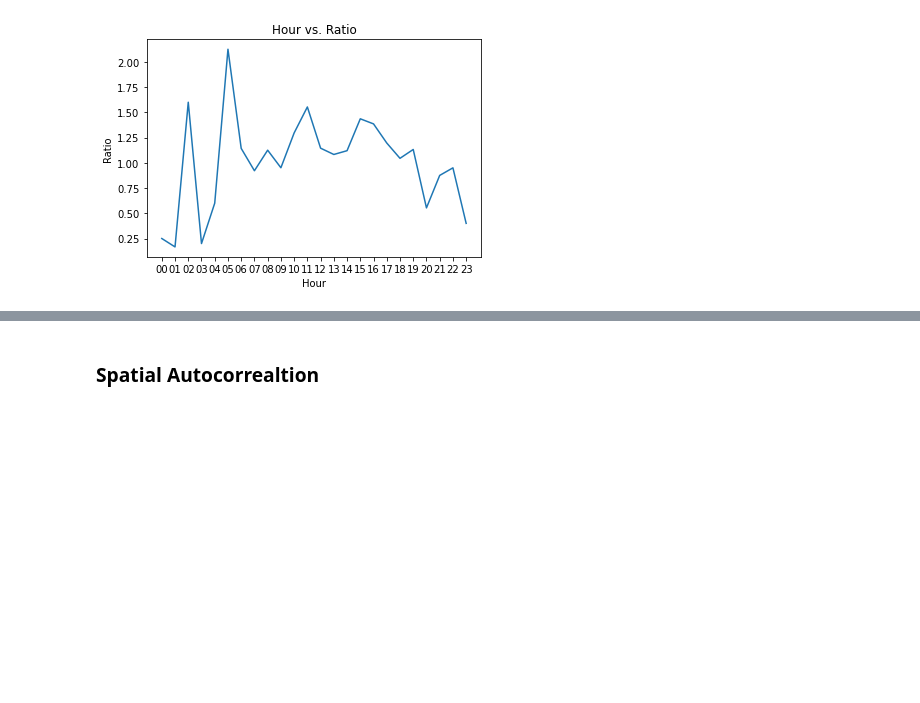
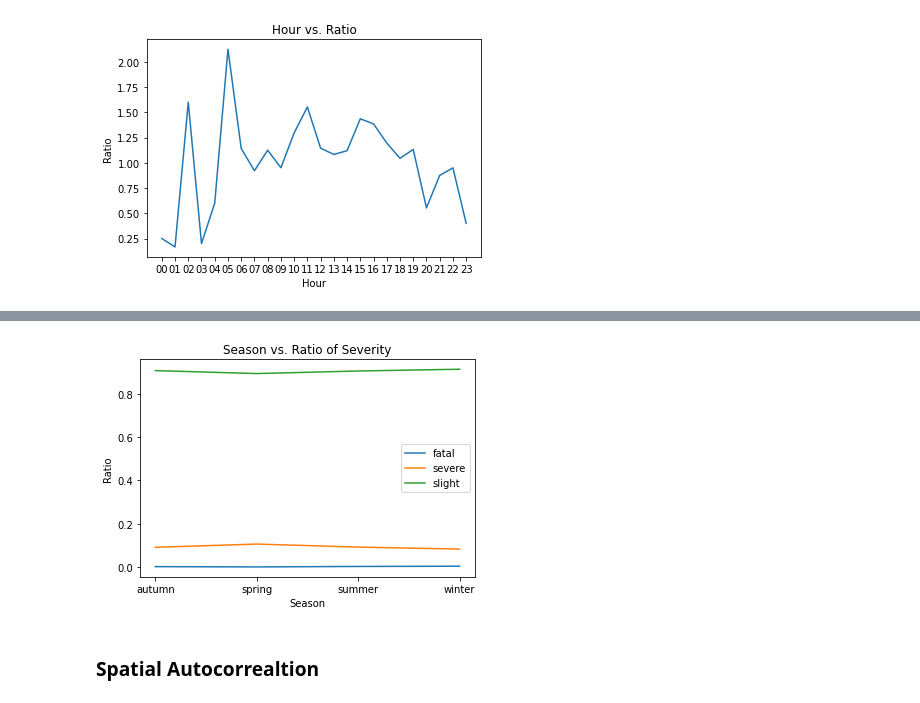
Before and after one commit to juthoma22/gds, a Jupyter notebook: data_collection.ipynb, the cells around one changed output, grey strips where cells are left out. Saved outputs shown, nothing was run; the diff lists cells and outputs as text; code cells hidden in the pictures; blank space fills up the shorter version.

```diff
--- a/data_collection.ipynb
+++ b/data_collection.ipynb
@@ -347,0 +332,13 @@ plt.show()
+# %%
+# season vs ratio of severity
+
+ratio_dict_severity = {}
+for season in df_bike_hh["season"].unique():
+    df_season = df_bike_hh[df_bike_hh["season"] == season]
+    sum = df_season.size
+    fatal_ratio = df_season[df_season["UKATEGORIE"] == "1"].size / sum
+    severe_ratio = df_season[df_season["UKATEGORIE"] == "2"].size / sum
+    slight_ratio = df_season[df_season["UKATEGORIE"] == "3"].size / sum
+
+    ratio = [fatal_ratio, severe_ratio, slight_ratio]
+    ratio_dict_severity[season] = ratio
@@ -348,2 +352,15 @@ plt.show()
+# %%
+# plot ratio_dict_severity
+# sort by key (season)
+ratio_dict_severity = {k: v for k, v in sorted(ratio_dict_severity.items(), key=lambda item: item[0])}
+sns.lineplot(x=list(ratio_dict_severity.keys()), y=[x[0] for x in list(ratio_dict_severity.values())], label="fatal")
+sns.lineplot(x=list(ratio_dict_severity.keys()), y=[x[1] for x in list(ratio_dict_severity.values())], label="severe")
+sns.lineplot(x=list(ratio_dict_severity.keys()), y=[x[2] for x in list(ratio_dict_severity.values())], label="slight")
+plt.xlabel('Season')
+plt.ylabel('Ratio')
+plt.title('Season vs. Ratio of Severity')
+plt.show()
+# %% [output]
+[figure, added]
 # %% [markdown]
 ### Spatial Autocorrealtion
```
Also changed, not shown: parts of 11 cells of this notebook.
